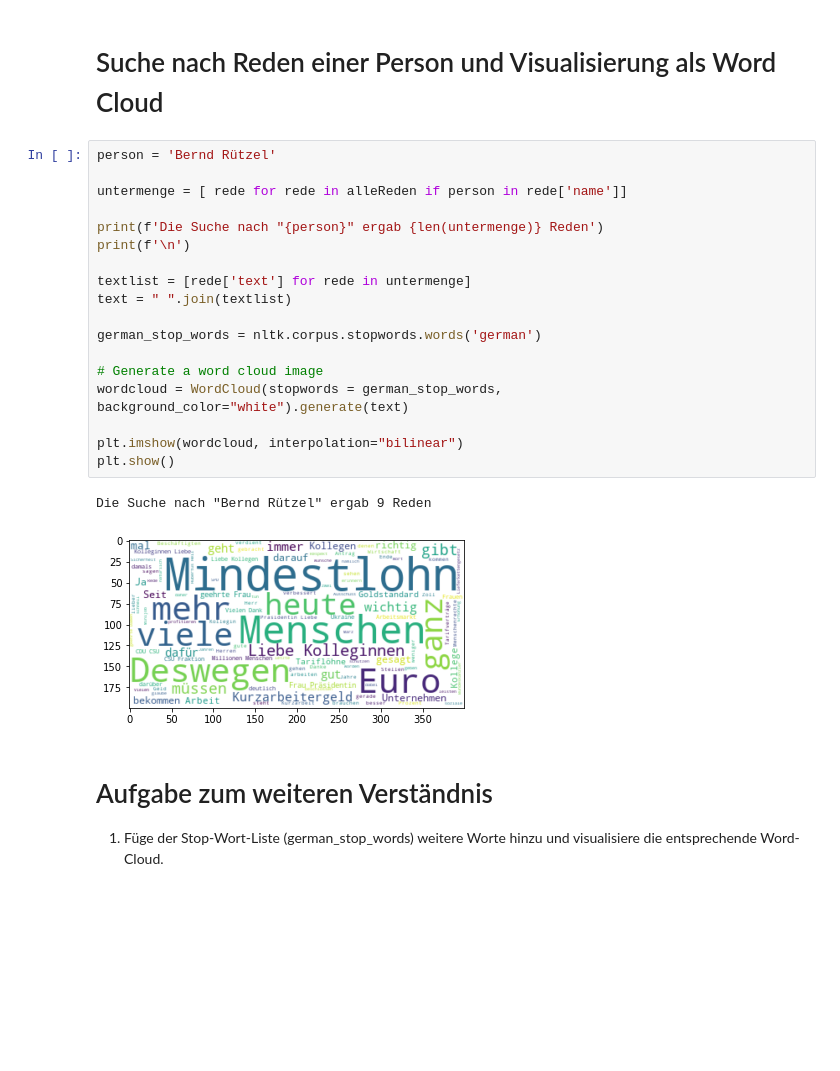
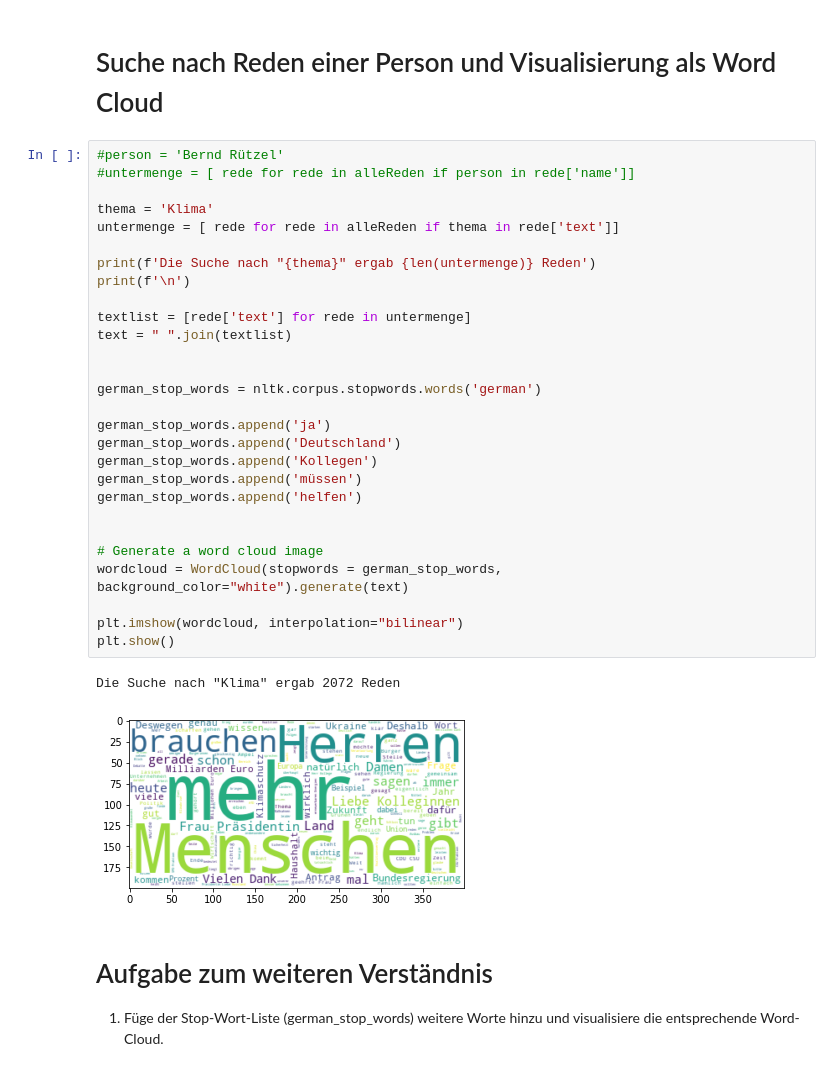
Before and after one commit to sevenbanisch/bundestagsreden, a Jupyter notebook: projects/littletools/wordcloud_01.ipynb, the cells around one changed output. Saved outputs shown, nothing was run; the diff lists cells and outputs as text; blank space fills up the shorter version.

```diff
--- a/projects/littletools/wordcloud_01.ipynb
+++ b/projects/littletools/wordcloud_01.ipynb
@@ -33,26 +33,36 @@ Die Liste enthält 10791 Reden
 # %% [markdown]
 # Suche nach Reden einer Person und Visualisierung als Word Cloud
 # %%
-person = 'Bernd Rützel'
+#person = 'Bernd Rützel'
+#untermenge = [ rede for rede in alleReden if person in rede['name']]
 
-untermenge = [ rede for rede in alleReden if person in rede['name']]
+thema = 'Klima'
+untermenge = [ rede for rede in alleReden if thema in rede['text']]
 
-print(f'Die Suche nach "{person}" ergab {len(untermenge)} Reden')
+print(f'Die Suche nach "{thema}" ergab {len(untermenge)} Reden')
 print(f'\n')
 
 textlist = [rede['text'] for rede in untermenge]
 text = " ".join(textlist)
 
+
 german_stop_words = nltk.corpus.stopwords.words('german')
+
+german_stop_words.append('ja')
+german_stop_words.append('Deutschland')
+german_stop_words.append('Kollegen')
+german_stop_words.append('müssen')
+german_stop_words.append('helfen')
+
 
 # Generate a word cloud image
 wordcloud = WordCloud(stopwords = german_stop_words, background_color="white").generate(text)
 
 plt.imshow(wordcloud, interpolation="bilinear")
 plt.show()
 # %% [output]
-Die Suche nach "Bernd Rützel" ergab 9 Reden
+Die Suche nach "Klima" ergab 2072 Reden
-[figure, old version]
+[figure, new version]
 # %% [markdown]
 # Aufgabe zum weiteren Verständnis
 
```
Also changed, not shown: 11 other files.
